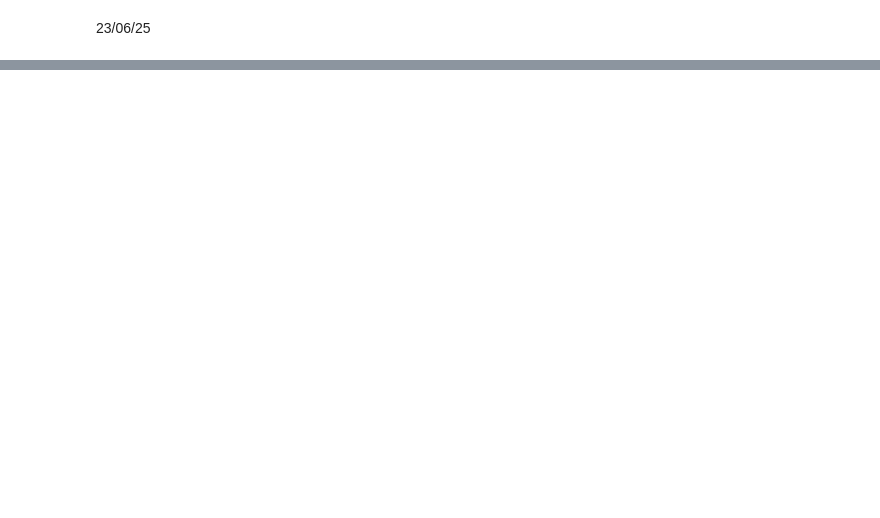
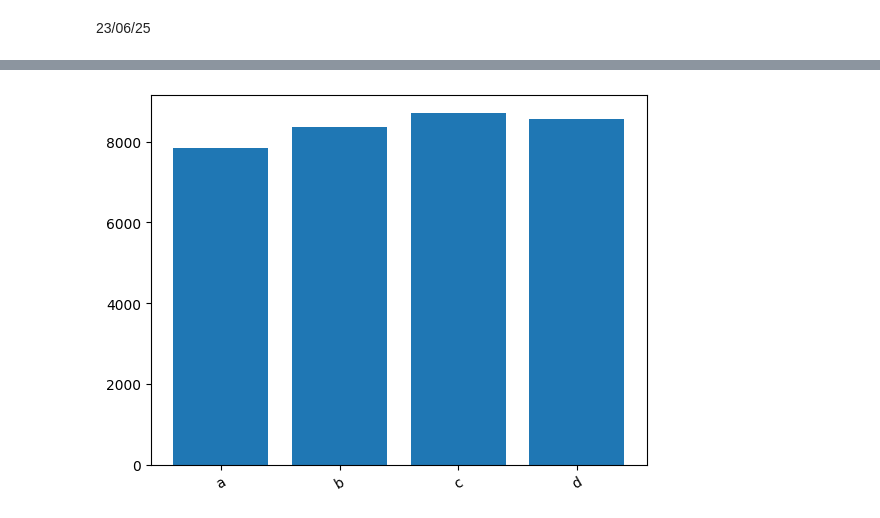
Before and after one commit to soni-vaishnavi/My_Daily_Work, a Jupyter notebook: ML/visualization/matplt.ipynb, the cells around one changed output, grey strips where cells are left out. Saved outputs shown, nothing was run; the diff lists cells and outputs as text; code cells hidden in the pictures; blank space fills up the shorter version.

```diff
--- a/ML/visualization/matplt.ipynb
+++ b/ML/visualization/matplt.ipynb
@@ -215,0 +259,2 @@ dtype: int64
+# %%
+day['dteday'] = d.to_datetime(day['dteday'])
@@ -215,0 +278,2 @@ dtype: int64
+# %%
+day['season']= day['season'].astype('category')
@@ -215,0 +300,6 @@ dtype: int64
+# %%
+lt.bar(day['season'], day['cnt'])
+lt.xticks( labels = ['a','b','c','d'], rotation = 30, ticks = [1,2,3,4])
+lt.show()
+# %% [output]
+[figure, added]
```
Also changed, not shown: parts of 27 cells of this notebook.
